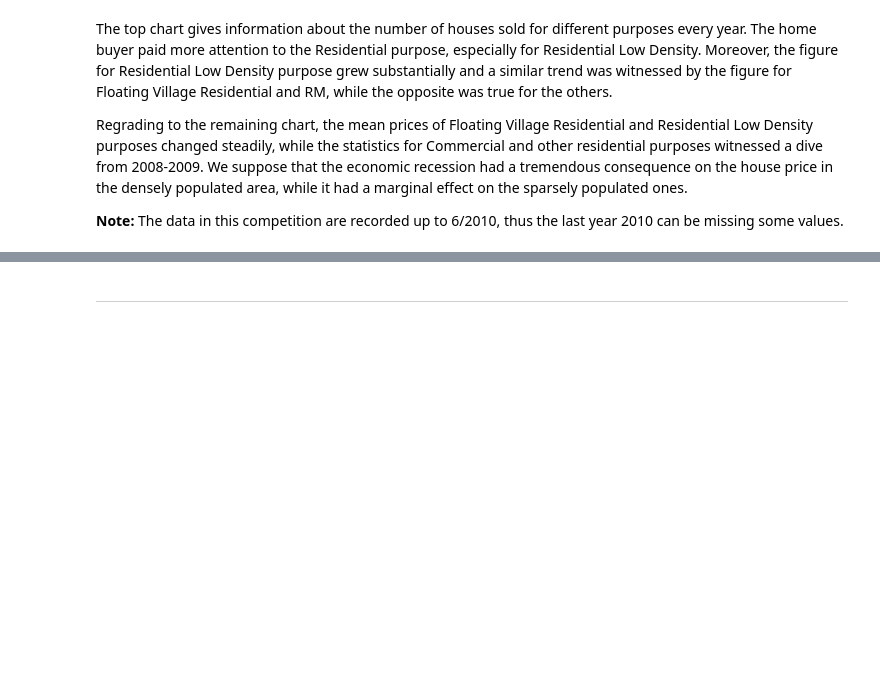
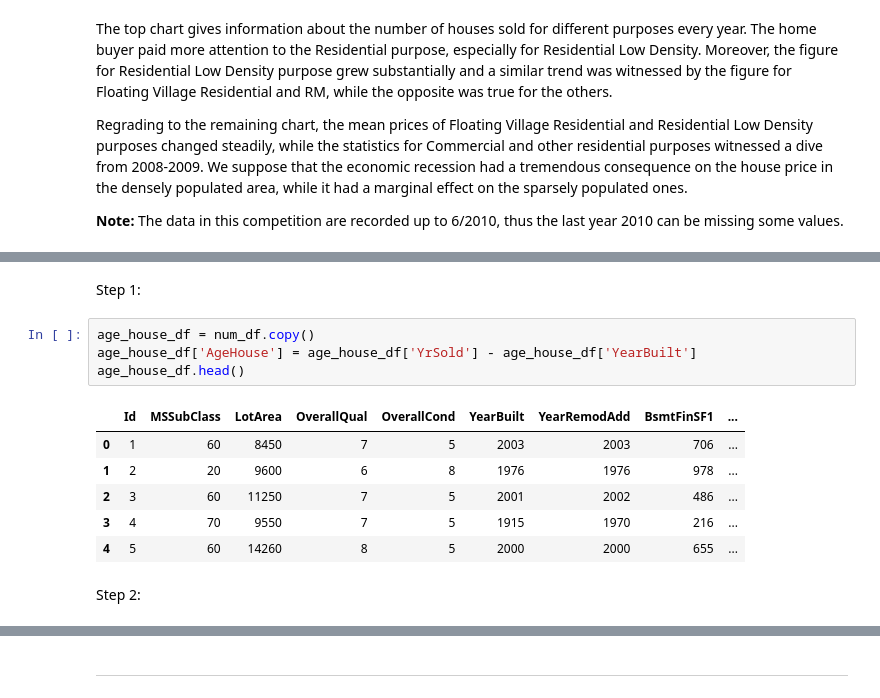
Before and after one commit to IceIce1ce/Final_Project_LTKHDL, a Jupyter notebook: House_Prices.ipynb, the cells around one changed output, grey strips where cells are left out. Saved outputs shown, nothing was run; the diff lists cells and outputs as text; blank space fills up the shorter version.

```diff
--- a/House_Prices.ipynb
+++ b/House_Prices.ipynb
@@ -580,0 +579,15 @@ Regrading to the remaining chart, the mean prices of Floating Village Residentia
+# %% [markdown]
+Step 1:
+# %%
+age_house_df = num_df.copy()
+age_house_df['AgeHouse'] = age_house_df['YrSold'] - age_house_df['YearBuilt']
+age_house_df.head()
+# %% [output]
+|  | Id | MSSubClass | LotArea | OverallQual | OverallCond | YearBuilt | YearRemodAdd | BsmtFinSF1 | ... |
+| 0 | 1 | 60 | 8450 | 7 | 5 | 2003 | 2003 | 706 | ... |
+| 1 | 2 | 20 | 9600 | 6 | 8 | 1976 | 1976 | 978 | ... |
+| 2 | 3 | 60 | 11250 | 7 | 5 | 2001 | 2002 | 486 | ... |
+| 3 | 4 | 70 | 9550 | 7 | 5 | 1915 | 1970 | 216 | ... |
+| 4 | 5 | 60 | 14260 | 8 | 5 | 2000 | 2000 | 655 | ... |
+# %% [markdown]
+Step 2:
```
Also changed, not shown: parts of 49 cells of this notebook.
